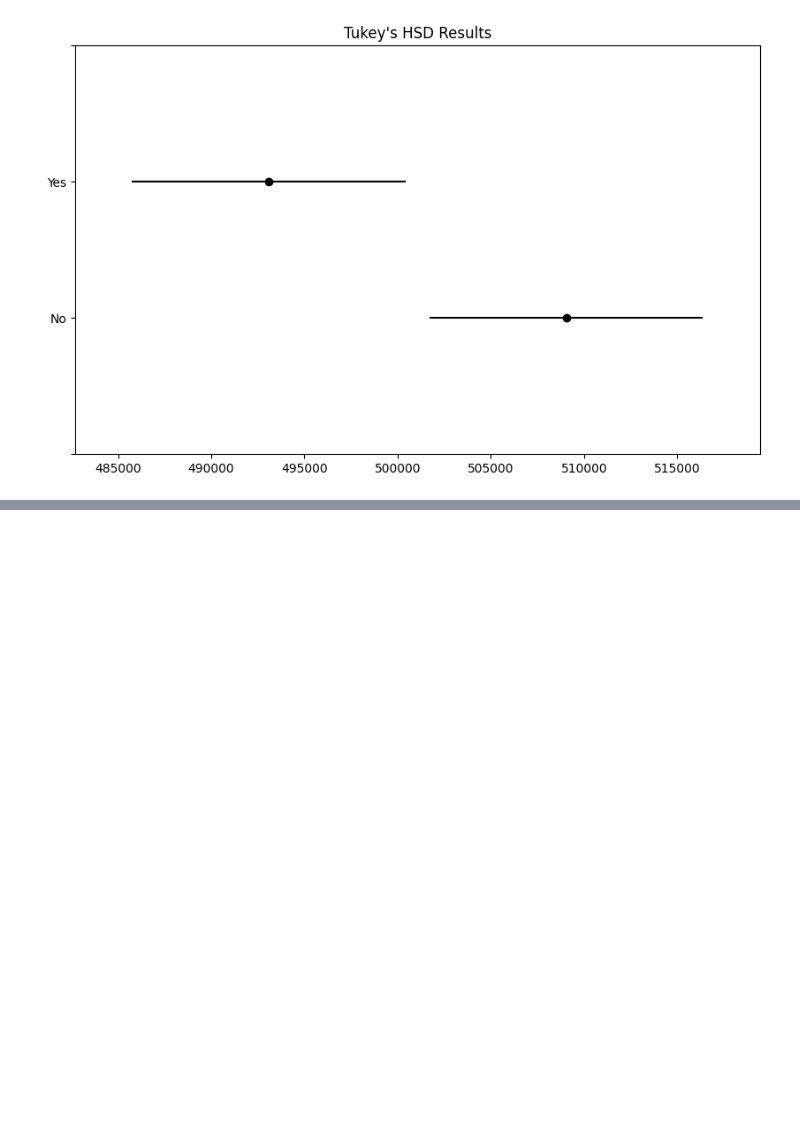
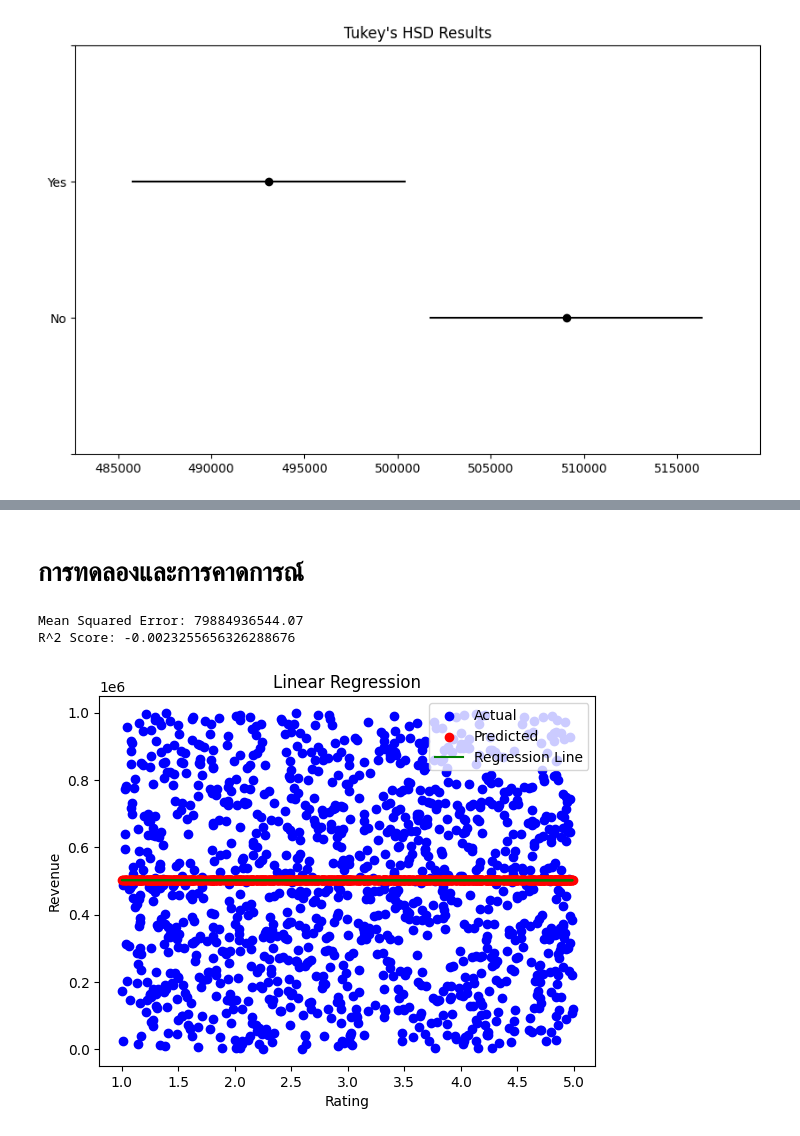
Before and after one commit to Mirai-Kuma/DSProject, a Jupyter notebook: Tourism_REAL.ipynb, the cells around one changed output, grey strips where cells are left out. Drawn from its saved outputs; the diff is of its cells as text; code cells hidden in the pictures; blank space fills up the shorter version.

```diff
--- a/Tourism_REAL.ipynb
+++ b/Tourism_REAL.ipynb
@@ -602,0 +688,28 @@ group1 group2   meandiff  p-adj    lower      upper    reject
+# %% [markdown]
+# การทดลองและการคาดการณ์
+# %%
+X_train, X_test, y_train, y_test = train_test_split(tour[['Rating']], tour['Revenue'], test_size=0.2, random_state=42)
+
+model = LinearRegression()
+model.fit(X_train, y_train)
+
+y_pred = model.predict(X_test)
+
+mse = mean_squared_error(y_test, y_pred)
+r2 = r2_score(y_test, y_pred)
+
+print(f'Mean Squared Error: {mse:.2f}')
+print(f'R^2 Score: {r2}')
+
+plt.scatter(X_test, y_test, color='blue', label='Actual')
+plt.scatter(X_test, y_pred, color='red', label='Predicted')
+plt.plot(X_test, y_pred, color='green', label='Regression Line')
+plt.xlabel('Rating')
+plt.ylabel('Revenue')
+plt.legend()
+plt.title('Linear Regression')
+plt.show()
+# %% [output]
+Mean Squared Error: 79884936544.07
+R^2 Score: -0.0023255656326288676
+[figure, added]
```
Also changed, not shown: parts of 17 cells of this notebook.
